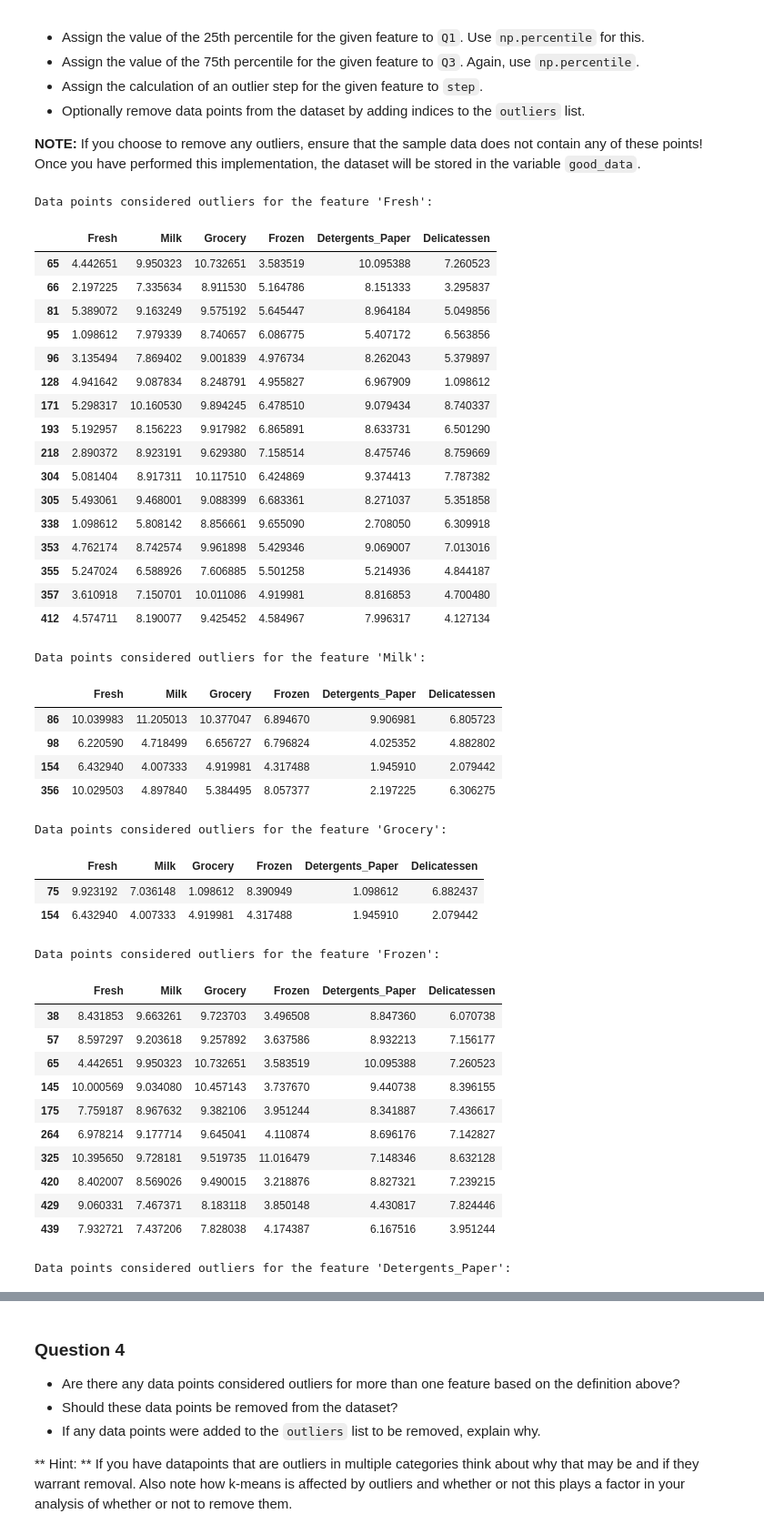
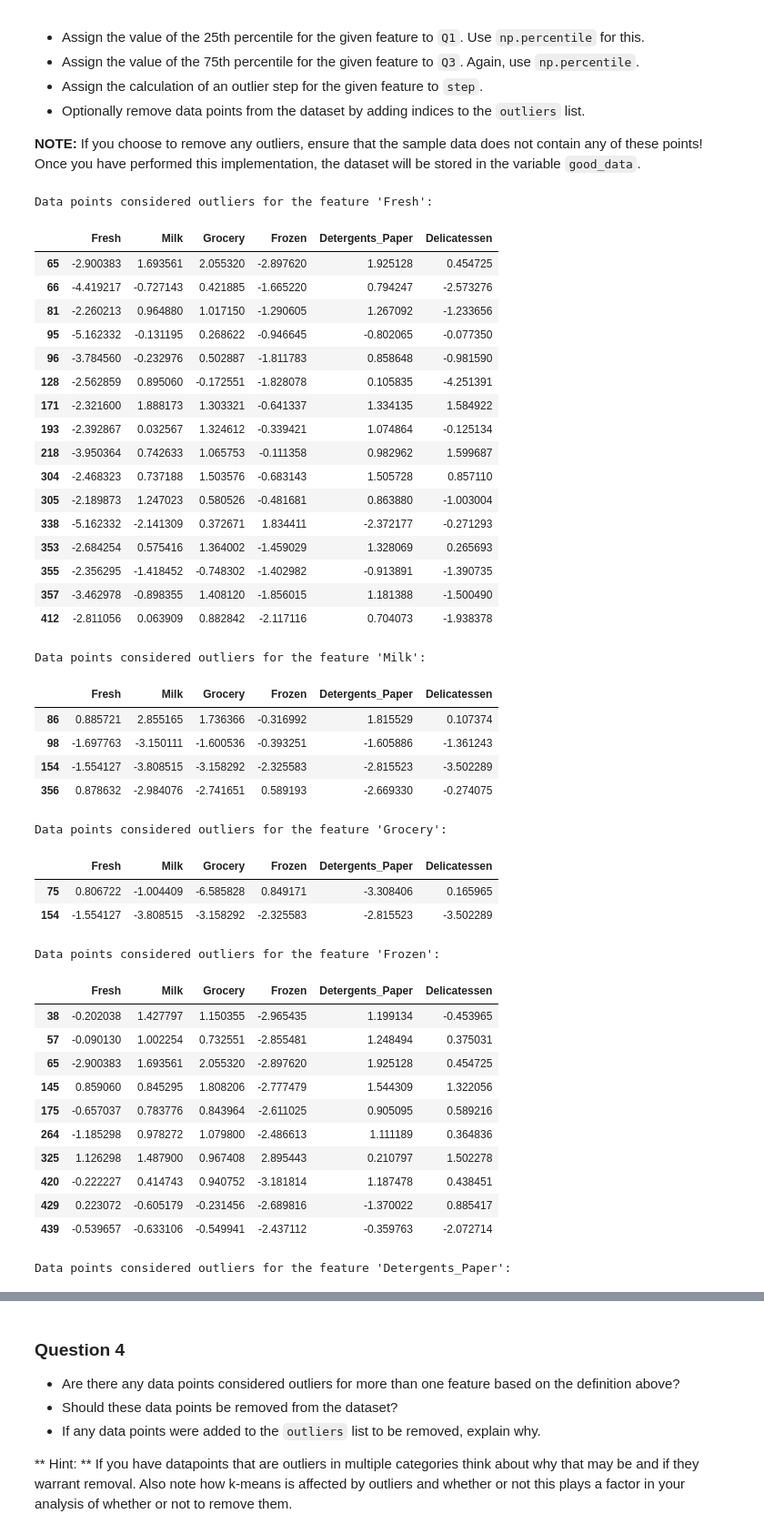
Before and after one commit to adrielvieira/machine-learning, a Jupyter notebook: projects/customer_segments/customer_segments.ipynb, the cells around one changed output, grey strips where cells are left out. Shown at 91% size. Drawn from its saved outputs; the diff is of its cells as text; code cells hidden in the pictures.

```diff
--- a/projects/customer_segments/customer_segments.ipynb
+++ b/projects/customer_segments/customer_segments.ipynb
@@ -181,3 +186,11 @@ pd.scatter_matrix(log_data, alpha = 0.3, figsize = (14,8), diagonal = 'kde');
+# %%
+from sklearn.preprocessing import StandardScaler
+
+scaler = StandardScaler()
+scaler.fit(log_data)
+
+log_data = pd.DataFrame(scaler.transform(log_data), columns=data.columns)
+log_samples = pd.DataFrame(scaler.transform(log_samples), columns=data.columns)
 # %% [markdown]
 ### Observation
 After applying a natural logarithm scaling to the data, the distribution of each feature should appear much more normal. For any pairs of features you may have identified earlier as being correlated, observe here whether that correlation is still present (and whether it is now stronger or weaker than before).
@@ -206,66 +219,65 @@ Once you have performed this implementation, the dataset will be stored in the v
 # %%
 # For each feature find the data points with extreme high or low values
 for feature in log_data.keys():
 
     # TODO: Calculate Q1 (25th percentile of the data) for the given feature
     Q1 = np.percentile(log_data[feature], 25)
 
     # TODO: Calculate Q3 (75th percentile of the data) for the given feature
     Q3 = np.percentile(log_data[feature], 75)
 
     # TODO: Use the interquartile range to calculate an outlier step (1.5 times the interquartile range)
     step = 1.5*(Q3 - Q1)
 
     # Display the outliers
     print "Data points considered outliers for the feature '{}':".format(feature)
     display(log_data[~((log_data[feature] >= Q1 - step) & (log_data[feature] <= Q3 + step))])
 
 # OPTIONAL: Select the indices for data points you wish to remove
 outliers  = [log_data[~((log_data[feature] >= Q1 - step) & (log_data[feature] <= Q3 + step))].index for feature in log_data.keys()]
 outliers = [item for sublist in outliers for item in sublist]
-outliers = [item for item in outliers if outliers.count(item)>2]
 # Remove the outliers, if any were specified
 good_data = log_data.drop(log_data.index[outliers]).reset_index(drop = True)
 # %% [output]
 Data points considered outliers for the feature 'Fresh':
 |  | Fresh | Milk | Grocery | Frozen | Detergents_Paper | Delicatessen |
-| 65 | 4.442651 | 9.950323 | 10.732651 | 3.583519 | 10.095388 | 7.260523 |
-| 66 | 2.197225 | 7.335634 | 8.911530 | 5.164786 | 8.151333 | 3.295837 |
-| 81 | 5.389072 | 9.163249 | 9.575192 | 5.645447 | 8.964184 | 5.049856 |
-| 95 | 1.098612 | 7.979339 | 8.740657 | 6.086775 | 5.407172 | 6.563856 |
-| 96 | 3.135494 | 7.869402 | 9.001839 | 4.976734 | 8.262043 | 5.379897 |
-| 128 | 4.941642 | 9.087834 | 8.248791 | 4.955827 | 6.967909 | 1.098612 |
-| 171 | 5.298317 | 10.160530 | 9.894245 | 6.478510 | 9.079434 | 8.740337 |
-| 193 | 5.192957 | 8.156223 | 9.917982 | 6.865891 | 8.633731 | 6.501290 |
-| 218 | 2.890372 | 8.923191 | 9.629380 | 7.158514 | 8.475746 | 8.759669 |
-| 304 | 5.081404 | 8.917311 | 10.117510 | 6.424869 | 9.374413 | 7.787382 |
-| 305 | 5.493061 | 9.468001 | 9.088399 | 6.683361 | 8.271037 | 5.351858 |
-| 338 | 1.098612 | 5.808142 | 8.856661 | 9.655090 | 2.708050 | 6.309918 |
-| 353 | 4.762174 | 8.742574 | 9.961898 | 5.429346 | 9.069007 | 7.013016 |
-| 355 | 5.247024 | 6.588926 | 7.606885 | 5.501258 | 5.214936 | 4.844187 |
-| 357 | 3.610918 | 7.150701 | 10.011086 | 4.919981 | 8.816853 | 4.700480 |
-| 412 | 4.574711 | 8.190077 | 9.425452 | 4.584967 | 7.996317 | 4.127134 |
+| 65 | -2.900383 | 1.693561 | 2.055320 | -2.897620 | 1.925128 | 0.454725 |
+| 66 | -4.419217 | -0.727143 | 0.421885 | -1.665220 | 0.794247 | -2.573276 |
+| 81 | -2.260213 | 0.964880 | 1.017150 | -1.290605 | 1.267092 | -1.233656 |
+| 95 | -5.162332 | -0.131195 | 0.268622 | -0.946645 | -0.802065 | -0.077350 |
+| 96 | -3.784560 | -0.232976 | 0.502887 | -1.811783 | 0.858648 | -0.981590 |
+| 128 | -2.562859 | 0.895060 | -0.172551 | -1.828078 | 0.105835 | -4.251391 |
+| 171 | -2.321600 | 1.888173 | 1.303321 | -0.641337 | 1.334135 | 1.584922 |
+| 193 | -2.392867 | 0.032567 | 1.324612 | -0.339421 | 1.074864 | -0.125134 |
+| 218 | -3.950364 | 0.742633 | 1.065753 | -0.111358 | 0.982962 | 1.599687 |
+| 304 | -2.468323 | 0.737188 | 1.503576 | -0.683143 | 1.505728 | 0.857110 |
+| 305 | -2.189873 | 1.247023 | 0.580526 | -0.481681 | 0.863880 | -1.003004 |
+| 338 | -5.162332 | -2.141309 | 0.372671 | 1.834411 | -2.372177 | -0.271293 |
+| 353 | -2.684254 | 0.575416 | 1.364002 | -1.459029 | 1.328069 | 0.265693 |
+| 355 | -2.356295 | -1.418452 | -0.748302 | -1.402982 | -0.913891 | -1.390735 |
+| 357 | -3.462978 | -0.898355 | 1.408120 | -1.856015 | 1.181388 | -1.500490 |
+| 412 | -2.811056 | 0.063909 | 0.882842 | -2.117116 | 0.704073 | -1.938378 |
 Data points considered outliers for the feature 'Milk':
 |  | Fresh | Milk | Grocery | Frozen | Detergents_Paper | Delicatessen |
-| 86 | 10.039983 | 11.205013 | 10.377047 | 6.894670 | 9.906981 | 6.805723 |
-| 98 | 6.220590 | 4.718499 | 6.656727 | 6.796824 | 4.025352 | 4.882802 |
-| 154 | 6.432940 | 4.007333 | 4.919981 | 4.317488 | 1.945910 | 2.079442 |
-| 356 | 10.029503 | 4.897840 | 5.384495 | 8.057377 | 2.197225 | 6.306275 |
+| 86 | 0.885721 | 2.855165 | 1.736366 | -0.316992 | 1.815529 | 0.107374 |
+| 98 | -1.697763 | -3.150111 | -1.600536 | -0.393251 | -1.605886 | -1.361243 |
+| 154 | -1.554127 | -3.808515 | -3.158292 | -2.325583 | -2.815523 | -3.502289 |
+| 356 | 0.878632 | -2.984076 | -2.741651 | 0.589193 | -2.669330 | -0.274075 |
 Data points considered outliers for the feature 'Grocery':
 |  | Fresh | Milk | Grocery | Frozen | Detergents_Paper | Delicatessen |
-| 75 | 9.923192 | 7.036148 | 1.098612 | 8.390949 | 1.098612 | 6.882437 |
-| 154 | 6.432940 | 4.007333 | 4.919981 | 4.317488 | 1.945910 | 2.079442 |
+| 75 | 0.806722 | -1.004409 | -6.585828 | 0.849171 | -3.308406 | 0.165965 |
+| 154 | -1.554127 | -3.808515 | -3.158292 | -2.325583 | -2.815523 | -3.502289 |
 Data points considered outliers for the feature 'Frozen':
 |  | Fresh | Milk | Grocery | Frozen | Detergents_Paper | Delicatessen |
-| 38 | 8.431853 | 9.663261 | 9.723703 | 3.496508 | 8.847360 | 6.070738 |
-| 57 | 8.597297 | 9.203618 | 9.257892 | 3.637586 | 8.932213 | 7.156177 |
-| 65 | 4.442651 | 9.950323 | 10.732651 | 3.583519 | 10.095388 | 7.260523 |
-| 145 | 10.000569 | 9.034080 | 10.457143 | 3.737670 | 9.440738 | 8.396155 |
-| 175 | 7.759187 | 8.967632 | 9.382106 | 3.951244 | 8.341887 | 7.436617 |
-| 264 | 6.978214 | 9.177714 | 9.645041 | 4.110874 | 8.696176 | 7.142827 |
-| 325 | 10.395650 | 9.728181 | 9.519735 | 11.016479 | 7.148346 | 8.632128 |
-| 420 | 8.402007 | 8.569026 | 9.490015 | 3.218876 | 8.827321 | 7.239215 |
-| 429 | 9.060331 | 7.467371 | 8.183118 | 3.850148 | 4.430817 | 7.824446 |
-| 439 | 7.932721 | 7.437206 | 7.828038 | 4.174387 | 6.167516 | 3.951244 |
+| 38 | -0.202038 | 1.427797 | 1.150355 | -2.965435 | 1.199134 | -0.453965 |
+| 57 | -0.090130 | 1.002254 | 0.732551 | -2.855481 | 1.248494 | 0.375031 |
+| 65 | -2.900383 | 1.693561 | 2.055320 | -2.897620 | 1.925128 | 0.454725 |
+| 145 | 0.859060 | 0.845295 | 1.808206 | -2.777479 | 1.544309 | 1.322056 |
+| 175 | -0.657037 | 0.783776 | 0.843964 | -2.611025 | 0.905095 | 0.589216 |
+| 264 | -1.185298 | 0.978272 | 1.079800 | -2.486613 | 1.111189 | 0.364836 |
+| 325 | 1.126298 | 1.487900 | 0.967408 | 2.895443 | 0.210797 | 1.502278 |
+| 420 | -0.222227 | 0.414743 | 0.940752 | -3.181814 | 1.187478 | 0.438451 |
+| 429 | 0.223072 | -0.605179 | -0.231456 | -2.689816 | -1.370022 | 0.885417 |
+| 439 | -0.539657 | -0.633106 | -0.549941 | -2.437112 | -0.359763 | -2.072714 |
 Data points considered outliers for the feature 'Detergents_Paper':
 |  | Fresh | Milk | Grocery | Frozen | Detergents_Paper | Delicatessen |
```
Also changed, not shown: parts of 28 cells of this notebook.
